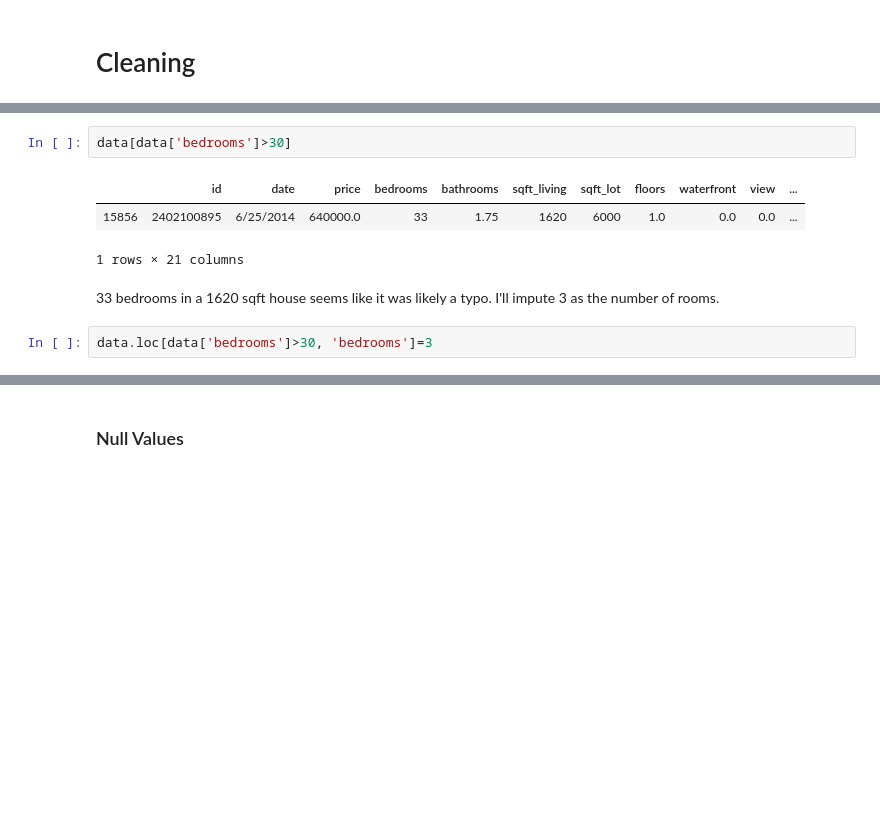
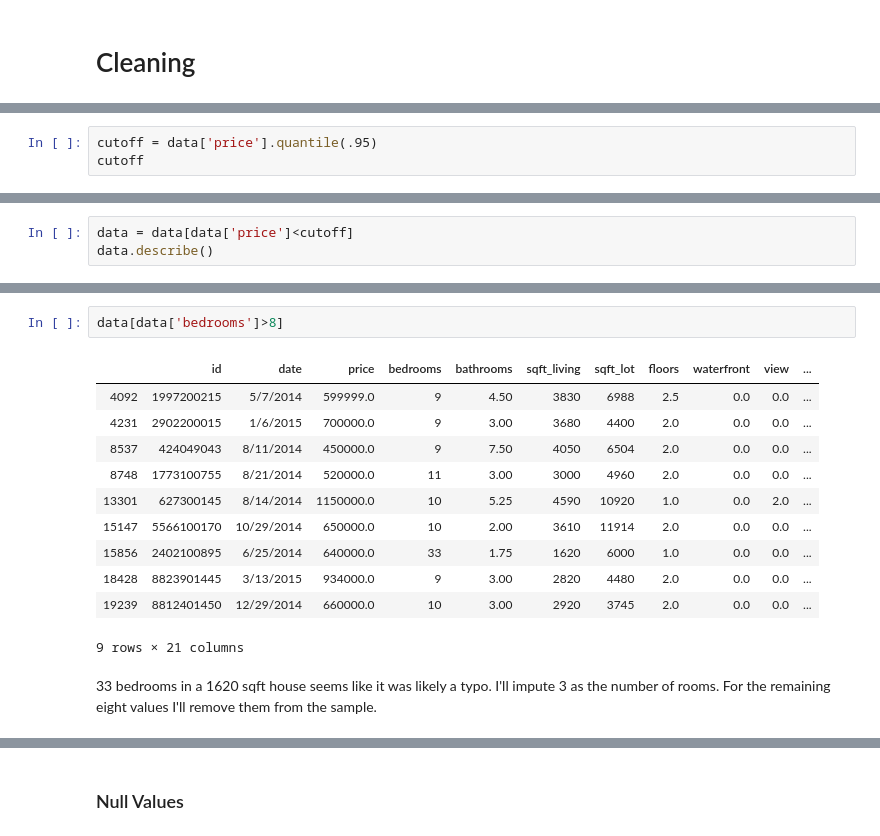
Before and after one commit to shsobieski/Housing-Valuation-Tool, a Jupyter notebook: ProjectNotebook.ipynb, the cells around one changed output, grey strips where cells are left out. Cells and saved outputs as stored; diff of their text form; blank space fills up the shorter version.

```diff
--- a/ProjectNotebook.ipynb
+++ b/ProjectNotebook.ipynb
@@ -76,0 +92,3 @@ data.describe()
+# %%
+cutoff = data['price'].quantile(.95)
+cutoff
@@ -76,0 +116,3 @@ data.describe()
+# %%
+data = data[data['price']<cutoff]
+data.describe()
@@ -77,10 +136,16 @@ data.describe()
 # %%
-data[data['bedrooms']>30]
+data[data['bedrooms']>8]
 # %% [output]
 |  | id | date | price | bedrooms | bathrooms | sqft_living | sqft_lot | floors | waterfront | view | ... |
+| 4092 | 1997200215 | 5/7/2014 | 599999.0 | 9 | 4.50 | 3830 | 6988 | 2.5 | 0.0 | 0.0 | ... |
+| 4231 | 2902200015 | 1/6/2015 | 700000.0 | 9 | 3.00 | 3680 | 4400 | 2.0 | 0.0 | 0.0 | ... |
+| 8537 | 424049043 | 8/11/2014 | 450000.0 | 9 | 7.50 | 4050 | 6504 | 2.0 | 0.0 | 0.0 | ... |
+| 8748 | 1773100755 | 8/21/2014 | 520000.0 | 11 | 3.00 | 3000 | 4960 | 2.0 | 0.0 | 0.0 | ... |
+| 13301 | 627300145 | 8/14/2014 | 1150000.0 | 10 | 5.25 | 4590 | 10920 | 1.0 | 0.0 | 2.0 | ... |
+| 15147 | 5566100170 | 10/29/2014 | 650000.0 | 10 | 2.00 | 3610 | 11914 | 2.0 | 0.0 | 0.0 | ... |
 | 15856 | 2402100895 | 6/25/2014 | 640000.0 | 33 | 1.75 | 1620 | 6000 | 1.0 | 0.0 | 0.0 | ... |
+| 18428 | 8823901445 | 3/13/2015 | 934000.0 | 9 | 3.00 | 2820 | 4480 | 2.0 | 0.0 | 0.0 | ... |
+| 19239 | 8812401450 | 12/29/2014 | 660000.0 | 10 | 3.00 | 2920 | 3745 | 2.0 | 0.0 | 0.0 | ... |
-1 rows × 21 columns
+9 rows × 21 columns
 # %% [markdown]
-33 bedrooms in a 1620 sqft house seems like it was likely a typo. I'll impute 3 as the number of rooms.
+33 bedrooms in a 1620 sqft house seems like it was likely a typo. I'll impute 3 as the number of rooms. For the remaining eight values I'll remove them from the sample.
-# %%
-data.loc[data['bedrooms']>30, 'bedrooms']=3
```
Also changed, not shown: parts of 71 cells of this notebook, 1 other file.
